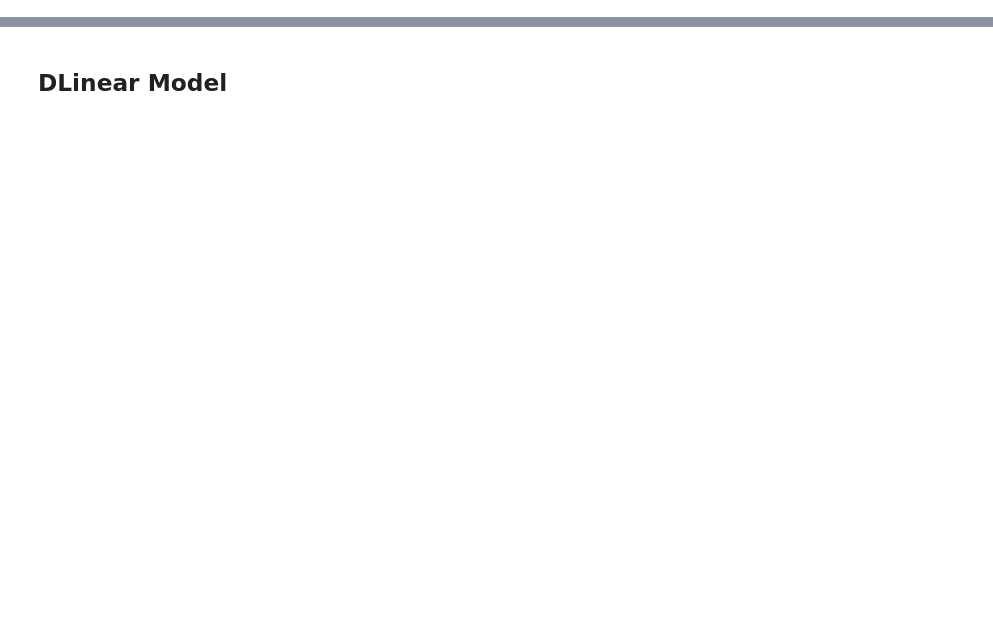
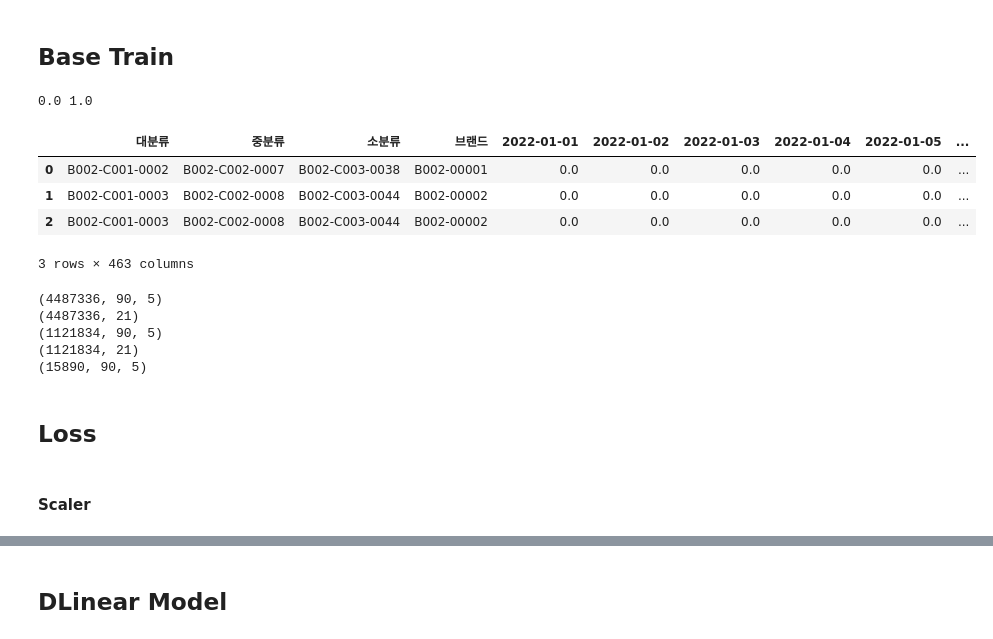
Before and after one commit to A1R-3112/DL_aimer, a Jupyter notebook: Dlinear.ipynb, the cells around one changed output, grey strips where cells are left out. Drawn from its saved outputs; the diff is of its cells as text; code cells hidden in the pictures; blank space fills up the shorter version.

```diff
--- a/Dlinear.ipynb
+++ b/Dlinear.ipynb
@@ -52,0 +229,2 @@ tensor([[[ 1.2883e-01,  3.9684e-01,  5.8147e-01,  8.9197e-01, -1.2178e-01],
+# %% [markdown]
+## Base Train
@@ -52,0 +278,44 @@ tensor([[[ 1.2883e-01,  3.9684e-01,  5.8147e-01,  8.9197e-01, -1.2178e-01],
+# %%
+class IndividualMinMaxScaler:
+    def __get_min_val(self, df, date_cols):
+        df_mins = df[date_cols].min(axis=1).to_numpy()
+        return df_mins
+
+    def __get_max_val(self, df, date_cols):
+        df_maxs = df[date_cols].max(axis=1).to_numpy()
+        return df_maxs
+
+
+    def fit(self, df: pd.DataFrame):
+        date_cols = [col for col in df.columns  # 일자 변수들만 Scale하기
+                     if col.startswith("2")]
+
+        self.min_val = self.__get_min_val(df, date_cols)
+        self.max_val = self.__get_max_val(df, date_cols)
+        denom = self.max_val - self.min_val
+        self.denom = np.where(denom==0, 1, denom)
+
+    def transform(self, df: pd.DataFrame):
+        date_cols = [col for col in df.columns
+                     if col.startswith("2")]
+        return df[date_cols] \
+            .apply(lambda x: (x-self.min_val)/self.denom)
+
+    def fit_transform(self, df: pd.DataFrame):
+        self.fit(df)
+        return self.transform(df)
+# %%
+train_scale = origin_train.copy()
+
+train_scale.drop(['ID', '제품'], axis = 1, inplace = True)
+scaler = IndividualMinMaxScaler()
+train_scale.iloc[:, 4:] = scaler.fit_transform(origin_train)
+print(min(train_scale.iloc[:, 6]), max(train_scale.iloc[:, 6]))
+train_scale.head(3)
+# %% [output]
+0.0 1.0
+|  | 대분류 | 중분류 | 소분류 | 브랜드 | 2022-01-01 | 2022-01-02 | 2022-01-03 | 2022-01-04 | 2022-01-05 | ... |
+| 0 | B002-C001-0002 | B002-C002-0007 | B002-C003-0038 | B002-00001 | 0.0 | 0.0 | 0.0 | 0.0 | 0.0 | ... |
+| 1 | B002-C001-0003 | B002-C002-0008 | B002-C003-0044 | B002-00002 | 0.0 | 0.0 | 0.0 | 0.0 | 0.0 | ... |
+| 2 | B002-C001-0003 | B002-C002-0008 | B002-C003-0044 | B002-00002 | 0.0 | 0.0 | 0.0 | 0.0 | 0.0 | ... |
+3 rows × 463 columns
@@ -52,0 +330,26 @@ tensor([[[ 1.2883e-01,  3.9684e-01,  5.8147e-01,  8.9197e-01, -1.2178e-01],
+# %%
+train_input, train_target = make_train_data(train_scale)
+test_input = make_predict_data(train_scale)
+
+# Train / Validation Split
+data_len = len(train_input)
+val_input = train_input[-int(data_len*0.2):]
+val_target = train_target[-int(data_len*0.2):]
+train_input = train_input[:-int(data_len*0.2)]
+train_target = train_target[:-int(data_len*0.2)]
+
+print(train_input.shape)
+print(train_target.shape)
+print(val_input.shape)
+print(val_target.shape)
+print(test_input.shape)
+# %% [output]
+(4487336, 90, 5)
+(4487336, 21)
+(1121834, 90, 5)
+(1121834, 21)
+(15890, 90, 5)
+# %% [markdown]
+## Loss
+# %% [markdown]
+#### Scaler
```
Also changed, not shown: parts of 40 cells of this notebook, 5 other files.
